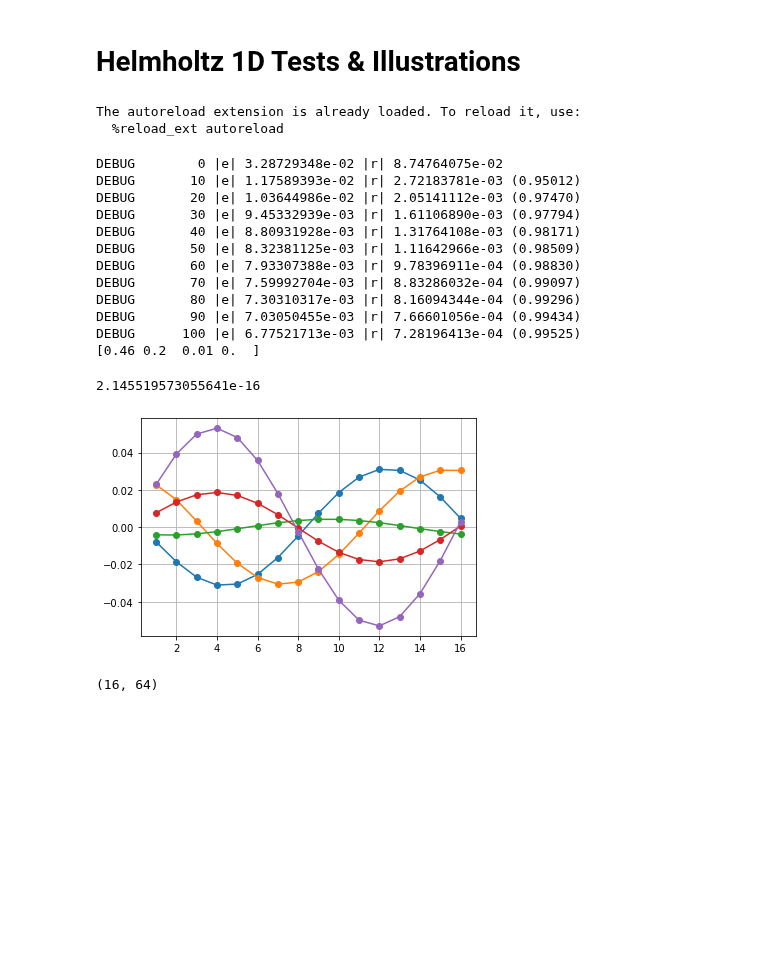
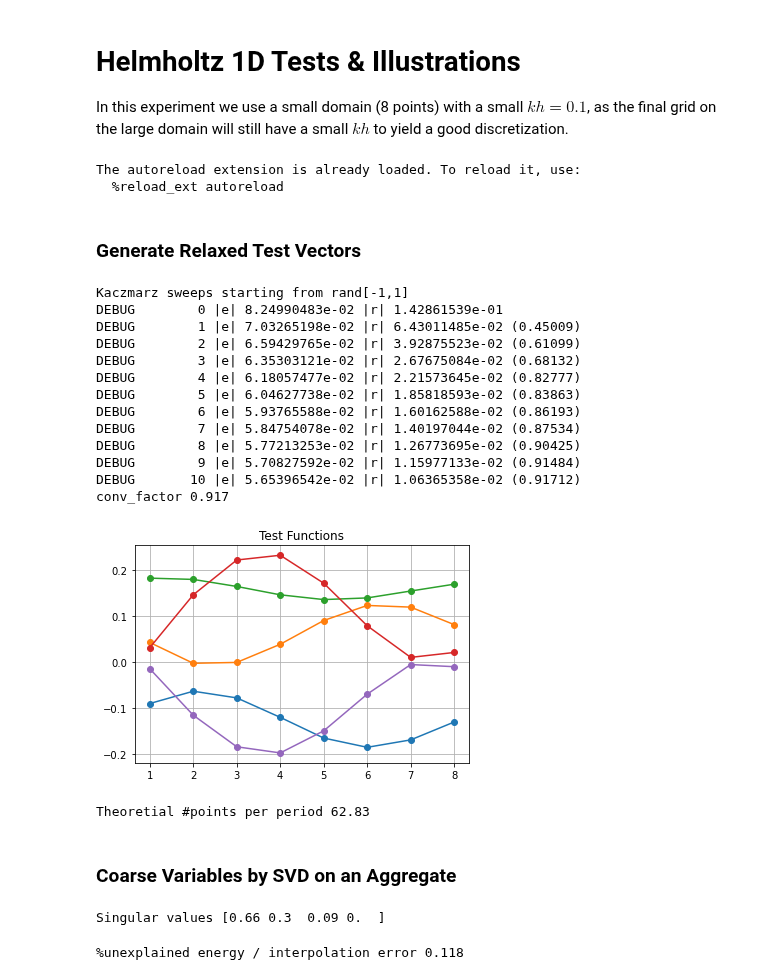
Before and after one commit to 436ahsan/Helmholtz, a Jupyter notebook: notebooks/1d_tests.ipynb, the cells around one changed output. Cells and saved outputs as stored; diff of their text form; code cells hidden in the pictures; blank space fills up the shorter version.

Commit message:
WIP, bootstrap algorithm skeleton.

```diff
--- a/notebooks/1d_tests.ipynb
+++ b/notebooks/1d_tests.ipynb
@@ -1,5 +1,6 @@
 # %% [markdown]
 # Helmholtz 1D Tests & Illustrations
+In this experiment we use a small domain (8 points) with a small $kh=0.1$, as the final grid on the large domain will still have a small $kh$ to yield a good discretization.
 # %%
 import logging
 import numpy as np
@@ -20,53 +21,66 @@ logging.basicConfig(stream=sys.stdout, level=logging.DEBUG, format="%(levelname)
 # %% [output]
 The autoreload extension is already loaded. To reload it, use:
   %reload_ext autoreload
+# %% [markdown]
+### Generate Relaxed Test Vectors
 # %%
-n = 16
-kh = 0.5
+n = 8
+kh = 0.1
 nc = 2
-num_sweeps = 100
+num_examples = 10
+num_sweeps = 10
 aggregate_size = 4
 a = hm.linalg.helmholtz_1d_operator(kh, n)
 
 # Generate relaxed test matrix.
 level = hm.multilevel.Level(a)
-x = hm.multilevel.random_test_matrix((n, ))
+x = hm.multilevel.random_test_matrix((n, ), num_examples=num_examples)
 b = np.zeros_like(x)
-x = hm.multilevel.relax_test_matrix(level.operator, lambda x: level.relax(x, b), x, num_sweeps=num_sweeps)
-
-# Generate coarse variables (R) based on a window of x.
-x_aggregate_t = x[:aggregate_size].transpose()
-r, s = hm.bootstrap.create_coarse_vars(x_aggregate_t, n, nc)
-print(s)
+print("Kaczmarz sweeps starting from rand[-1,1]")
+x, conv_factor = hm.multilevel.relax_test_matrix(
+    level.operator, lambda x: level.relax(x, b), x, num_sweeps=num_sweeps)
+print("conv_factor {:.3f}".format(conv_factor))
 # %% [output]
-DEBUG        0 |e| 3.28729348e-02 |r| 8.74764075e-02
-DEBUG       10 |e| 1.17589393e-02 |r| 2.72183781e-03 (0.95012)
-DEBUG       20 |e| 1.03644986e-02 |r| 2.05141112e-03 (0.97470)
-DEBUG       30 |e| 9.45332939e-03 |r| 1.61106890e-03 (0.97794)
-DEBUG       40 |e| 8.80931928e-03 |r| 1.31764108e-03 (0.98171)
-DEBUG       50 |e| 8.32381125e-03 |r| 1.11642966e-03 (0.98509)
-DEBUG       60 |e| 7.93307388e-03 |r| 9.78396911e-04 (0.98830)
-DEBUG       70 |e| 7.59992704e-03 |r| 8.83286032e-04 (0.99097)
-DEBUG       80 |e| 7.30310317e-03 |r| 8.16094344e-04 (0.99296)
-DEBUG       90 |e| 7.03050455e-03 |r| 7.66601056e-04 (0.99434)
-DEBUG      100 |e| 6.77521713e-03 |r| 7.28196413e-04 (0.99525)
-[0.46 0.2  0.01 0.  ]
+Kaczmarz sweeps starting from rand[-1,1]
+DEBUG        0 |e| 8.24990483e-02 |r| 1.42861539e-01
+DEBUG        1 |e| 7.03265198e-02 |r| 6.43011485e-02 (0.45009)
+DEBUG        2 |e| 6.59429765e-02 |r| 3.92875523e-02 (0.61099)
+DEBUG        3 |e| 6.35303121e-02 |r| 2.67675084e-02 (0.68132)
+DEBUG        4 |e| 6.18057477e-02 |r| 2.21573645e-02 (0.82777)
+DEBUG        5 |e| 6.04627738e-02 |r| 1.85818593e-02 (0.83863)
+DEBUG        6 |e| 5.93765588e-02 |r| 1.60162588e-02 (0.86193)
+DEBUG        7 |e| 5.84754078e-02 |r| 1.40197044e-02 (0.87534)
+DEBUG        8 |e| 5.77213253e-02 |r| 1.26773695e-02 (0.90425)
+DEBUG        9 |e| 5.70827592e-02 |r| 1.15977133e-02 (0.91484)
+DEBUG       10 |e| 5.65396542e-02 |r| 1.06365358e-02 (0.91712)
+conv_factor 0.917
-# %%
-(sum(s[2:]**2)/sum(s**2))**0.5
-# %% [output]
-2.145519573055641e-16
 # %%
 gridpoint = np.arange(1, n+1)
 for i in range(5):
     plt.plot(gridpoint, x[:,i], '-o')
 plt.grid(True);
+plt.title("Test Functions");
 #plt.savefig("/Users/olivne/Desktop/test_functions.png")
 # %% [output]
-[figure, old version]
+[figure, new version]
-# %%
-x.shape
-# %% [output]
-(16, 64)
+# %%
+print("Theoretial #points per period {:.2f}".format(2*np.pi/kh))
+# %% [output]
+Theoretial #points per period 62.83
+# %% [markdown]
+### Coarse Variables by SVD on an Aggregate
+# %%
+# Generate coarse variables (R) based on a window of x.
+x_aggregate_t = x[:aggregate_size].transpose()
+r, s = hm.bootstrap.create_coarse_vars(x_aggregate_t, n, nc)
+print("Singular values", s)
+# %% [output]
+Singular values [0.66 0.3  0.09 0.  ]
+# %%
+print("%unexplained energy / interpolation error {:.3f}".format(
+    (sum(s[2:]**2)/sum(s**2))**0.5))
+# %% [output]
+%unexplained energy / interpolation error 0.118
 # %%
 rr = r.toarray()[:2, :4]
 # %%
```
Also changed, not shown: parts of 8 cells of this notebook, 3 other files.
